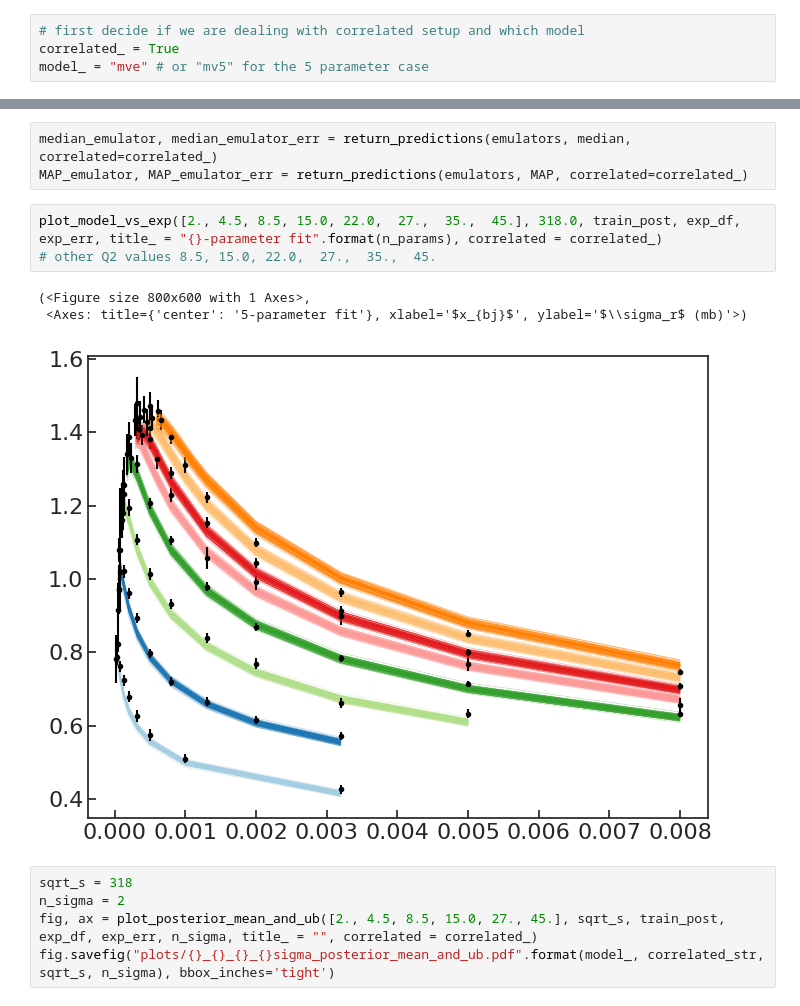
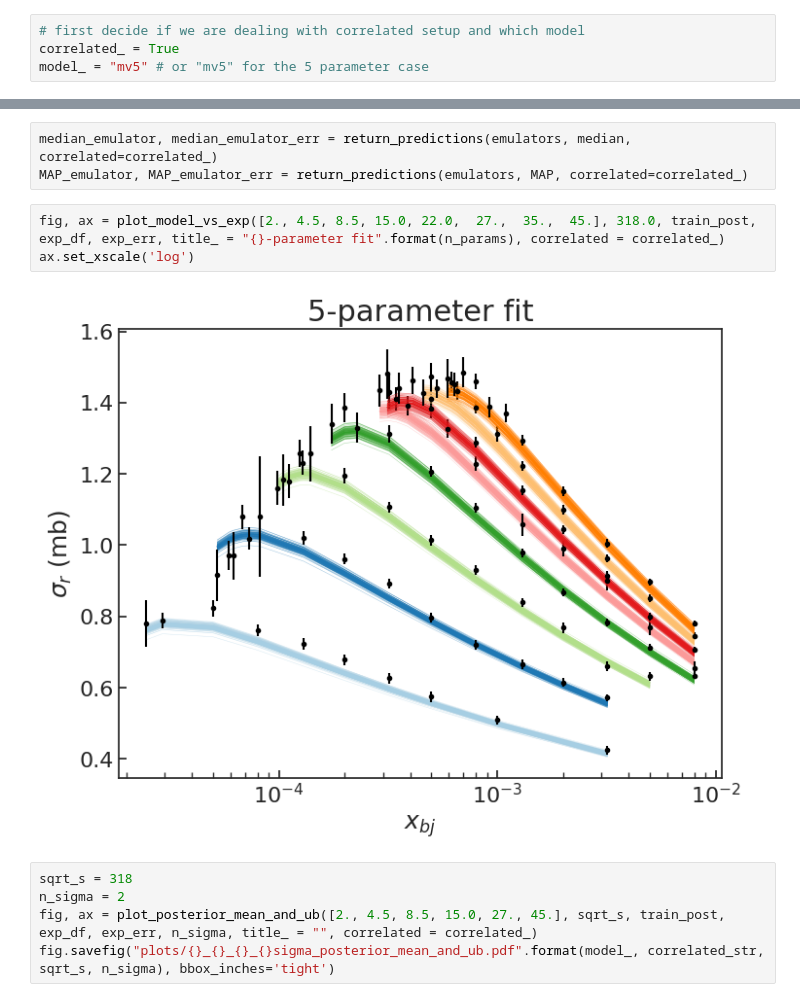
Before and after one commit to camcasuga/BayesianBK_results, a Jupyter notebook: analysis.ipynb, the cells around one changed output, grey strips where cells are left out. Saved outputs shown, nothing was run; the diff lists cells and outputs as text.

```diff
--- a/analysis.ipynb
+++ b/analysis.ipynb
@@ -37,7 +40,7 @@ Load important files and data:
 # %%
 # first decide if we are dealing with correlated setup and which model
 correlated_ = True
-model_ = "mve" # or "mv5" for the 5 parameter case
+model_ = "mv5" # or "mv5" for the 5 parameter case
 # %%
 correlated_str = "corr" if correlated_ else "uncorr"
 param_names = ["$Q_{s,0}^{2}$ [GeV²]",
@@ -239,12 +238,10 @@ Next we visualize different results from sampling from the posterior and then co
 median_emulator, median_emulator_err = return_predictions(emulators, median, correlated=correlated_)
 MAP_emulator, MAP_emulator_err = return_predictions(emulators, MAP, correlated=correlated_)
 # %%
-plot_model_vs_exp([2., 4.5, 8.5, 15.0, 22.0,  27.,  35.,  45.], 318.0, train_post, exp_df, exp_err, title_ = "{}-parameter fit".format(n_params), correlated = correlated_)
-# other Q2 values 8.5, 15.0, 22.0,  27.,  35.,  45.
+fig, ax = plot_model_vs_exp([2., 4.5, 8.5, 15.0, 22.0,  27.,  35.,  45.], 318.0, train_post, exp_df, exp_err, title_ = "{}-parameter fit".format(n_params), correlated = correlated_)
+ax.set_xscale('log')
 # %% [output]
-(<Figure size 800x600 with 1 Axes>,
- <Axes: title={'center': '5-parameter fit'}, xlabel='$x_{bj}$', ylabel='$\\sigma_r$ (mb)'>)
-[figure, old version]
+[figure, new version]
 # %%
 sqrt_s = 318
 n_sigma = 2
```
Also changed, not shown: parts of 37 cells of this notebook, 20 other files.
